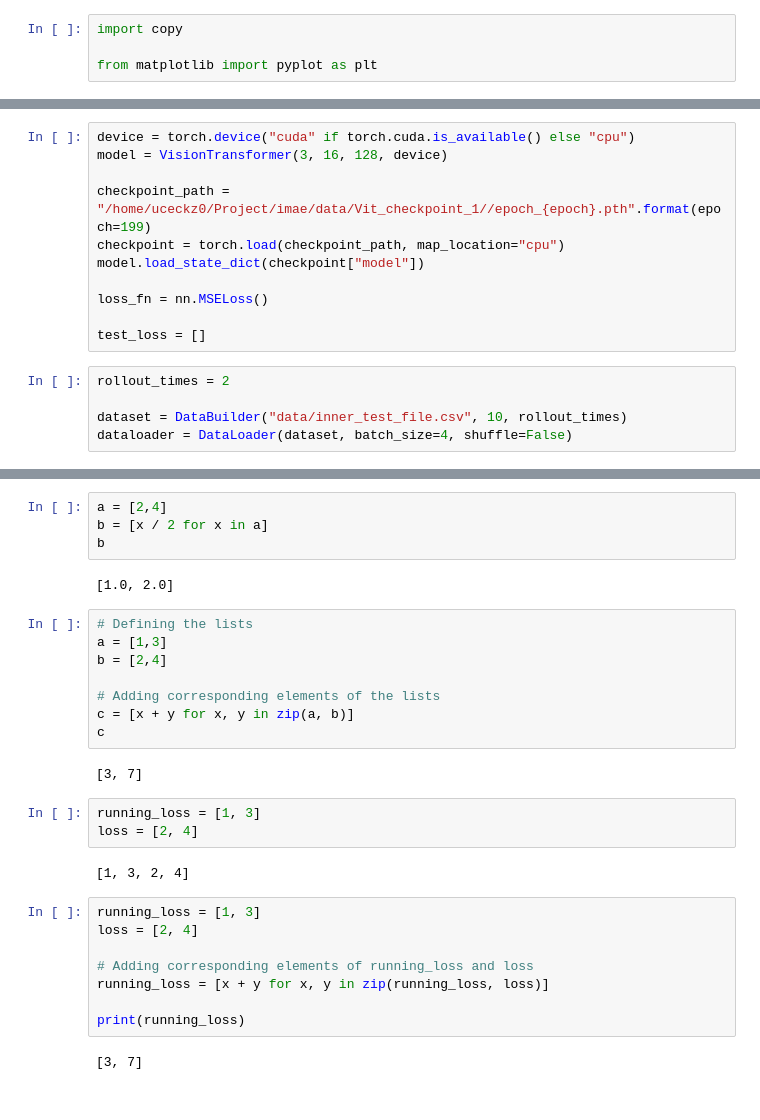
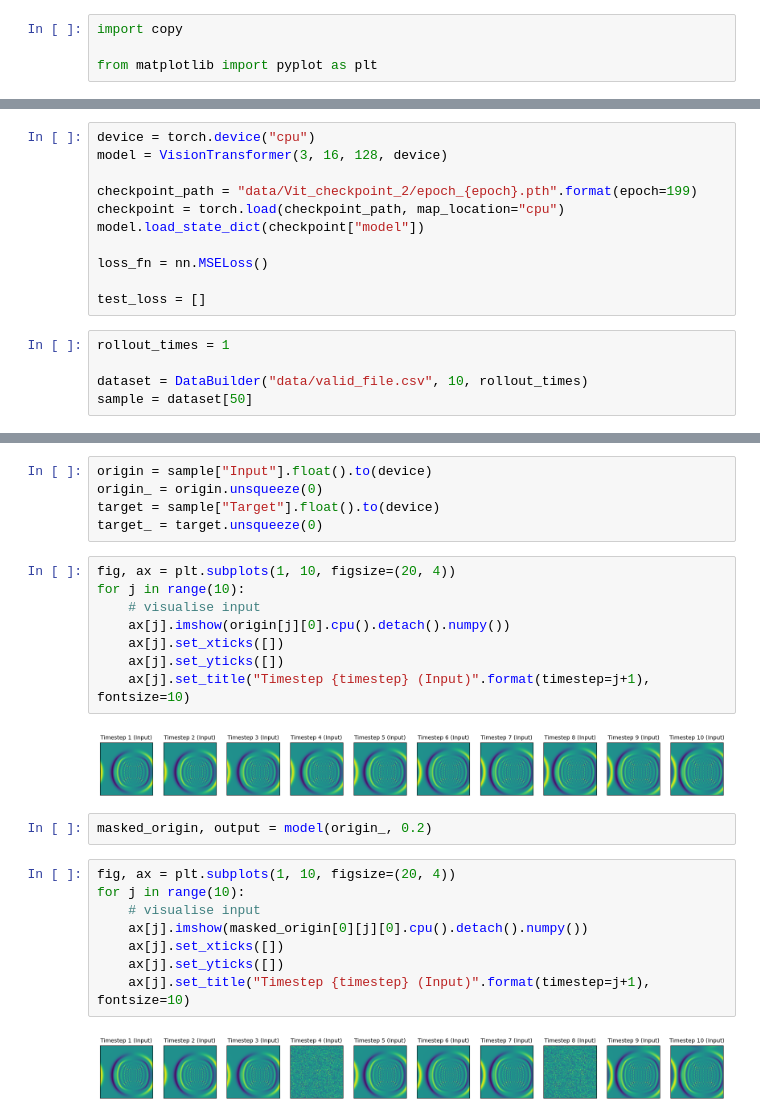
Before and after one commit to vickie02736/imae, a Jupyter notebook: trial.ipynb, the cells around one changed output, grey strips where cells are left out. Saved outputs shown, nothing was run; the diff lists cells and outputs as text.

Commit message:
change train and saving checkpoint

```diff
--- a/trial.ipynb
+++ b/trial.ipynb
@@ -17,8 +127,8 @@ from matplotlib import pyplot as plt
 # %%
-device = torch.device("cuda" if torch.cuda.is_available() else "cpu")
+device = torch.device("cpu")
 model = VisionTransformer(3, 16, 128, device)
 
-checkpoint_path = "/home/uceckz0/Project/imae/data/Vit_checkpoint_1//epoch_{epoch}.pth".format(epoch=199)
+checkpoint_path = "data/Vit_checkpoint_2/epoch_{epoch}.pth".format(epoch=199)
 checkpoint = torch.load(checkpoint_path, map_location="cpu")
 model.load_state_dict(checkpoint["model"])
 
@@ -26,7 +136,7 @@ loss_fn = nn.MSELoss()
 
 test_loss = []
 # %%
-rollout_times = 2
+rollout_times = 1
 
-dataset = DataBuilder("data/inner_test_file.csv", 10, rollout_times)
-dataloader = DataLoader(dataset, batch_size=4, shuffle=False)
+dataset = DataBuilder("data/valid_file.csv", 10, rollout_times)
+sample = dataset[50]
@@ -129,31 +143,27 @@ Loss:  [3.6729131807078375e-06, 6.425294486689381e-06, 8.324170266860165e-06, 9.
-# %%
-a = [2,4]
-b = [x / 2 for x in a]
-b
-# %% [output]
-[1.0, 2.0]
-# %%
-# Defining the lists
-a = [1,3]
-b = [2,4]
-
-# Adding corresponding elements of the lists
-c = [x + y for x, y in zip(a, b)]
-c
-# %% [output]
-[3, 7]
-# %%
-running_loss = [1, 3]
-loss = [2, 4]
-# %% [output]
-[1, 3, 2, 4]
-# %%
-running_loss = [1, 3]
-loss = [2, 4]
-
-# Adding corresponding elements of running_loss and loss
-running_loss = [x + y for x, y in zip(running_loss, loss)]
-
-print(running_loss)
-# %% [output]
-[3, 7]
+# %%
+origin = sample["Input"].float().to(device)
+origin_ = origin.unsqueeze(0)
+target = sample["Target"].float().to(device)
+target_ = target.unsqueeze(0)
+# %%
+fig, ax = plt.subplots(1, 10, figsize=(20, 4))
+for j in range(10):
+    # visualise input
+    ax[j].imshow(origin[j][0].cpu().detach().numpy())
+    ax[j].set_xticks([])
+    ax[j].set_yticks([])
+    ax[j].set_title("Timestep {timestep} (Input)".format(timestep=j+1), fontsize=10)
+# %% [output]
+[figure, added]
+# %%
+masked_origin, output = model(origin_, 0.2)
+# %%
+fig, ax = plt.subplots(1, 10, figsize=(20, 4))
+for j in range(10):
+    # visualise input
+    ax[j].imshow(masked_origin[0][j][0].cpu().detach().numpy())
+    ax[j].set_xticks([])
+    ax[j].set_yticks([])
+    ax[j].set_title("Timestep {timestep} (Input)".format(timestep=j+1), fontsize=10)
+# %% [output]
+[figure, added]
```
Also changed, not shown: parts of 5 cells of this notebook, 4 other files.
